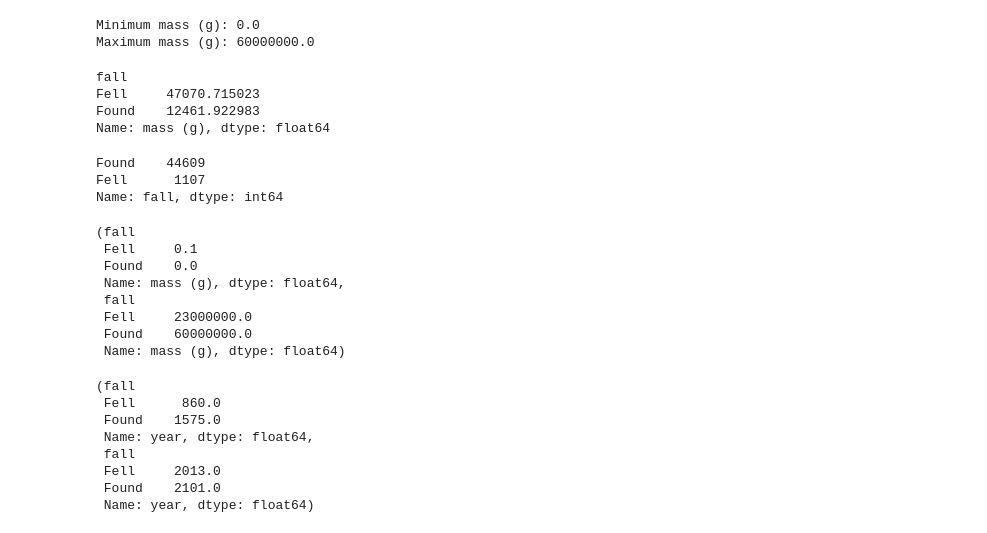
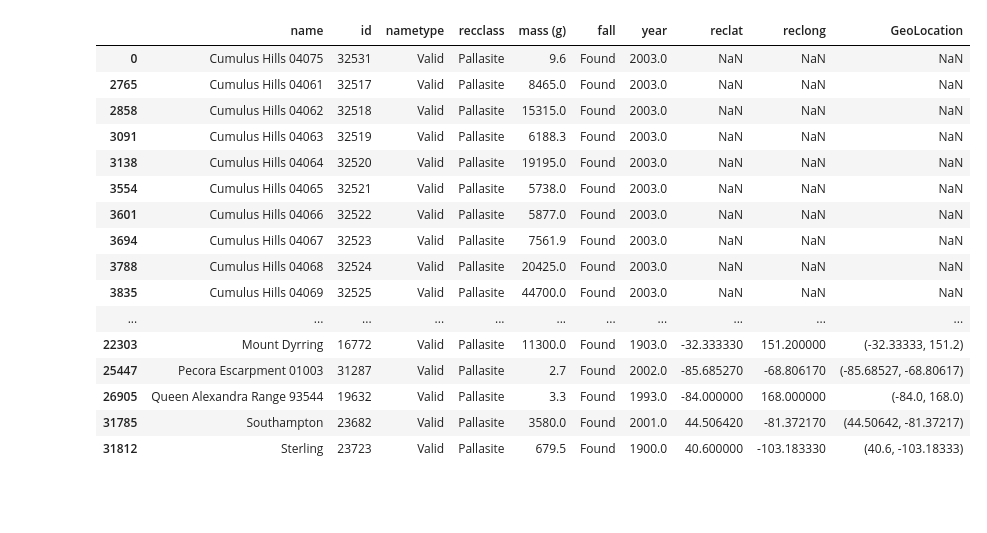
Before and after one commit to Eric-Baldwin/Meteor_Landing_Data, a Jupyter notebook: notebooks/pallasite.ipynb, the cells around one changed output. Cells and saved outputs as stored; diff of their text form; code cells hidden in the pictures; blank space fills up the shorter version.

```diff
--- a/notebooks/pallasite.ipynb
+++ b/notebooks/pallasite.ipynb
@@ -1,4 +1,6 @@
 # %%
 import pandas as pd
-file_path = '/home/eric_baldwin/ddiMain/midterm/Meteor_Landing_Data/data/Meteorite_Landings_20240617.csv'
+import matplotlib.pyplot as plt
+import seaborn as sns
+file_path = '/home/eric_baldwin/ddiMain/midterm/Meteor_Landing_Data/data/Meteorite_Landings_Cleaned.csv'
 df = pd.read_csv(file_path)
@@ -10,50 +7,24 @@ table_shape
-# %%
-min_mass = df['mass (g)'].min()
-max_mass = df['mass (g)'].max()
-print(f"Minimum mass (g): {min_mass}")
-print(f"Maximum mass (g): {max_mass}")
-# %% [output]
-Minimum mass (g): 0.0
-Maximum mass (g): 60000000.0
-# %%
-average_mass = df.groupby('fall')['mass (g)'].mean()
-average_mass
-# %% [output]
-fall
-Fell     47070.715023
-Found    12461.922983
-Name: mass (g), dtype: float64
-# %%
-fall_counts = df['fall'].value_counts()
-fall_counts
-# %% [output]
-Found    44609
-Fell      1107
-Name: fall, dtype: int64
-# %%
-min_mass = df.groupby('fall')['mass (g)'].min()
-max_mass = df.groupby('fall')['mass (g)'].max()
-min_mass, max_mass
-# %% [output]
-(fall
- Fell     0.1
- Found    0.0
- Name: mass (g), dtype: float64,
- fall
- Fell     23000000.0
- Found    60000000.0
- Name: mass (g), dtype: float64)
-# %%
-min_yr = df.groupby('fall')['year'].min()
-max_yr = df.groupby('fall')['year'].max()
-min_yr, max_yr
-# %% [output]
-(fall
- Fell      860.0
- Found    1575.0
- Name: year, dtype: float64,
- fall
- Fell     2013.0
- Found    2101.0
- Name: year, dtype: float64)
+# %%
+df_pallasite = df[(df['recclass'] == 'Pallasite')]
+
+# Display the first few rows to verify the data
+df_pallasite.head(30)
+# %% [output]
+|  | name | id | nametype | recclass | mass (g) | fall | year | reclat | reclong | GeoLocation |
+| 0 | Cumulus Hills 04075 | 32531 | Valid | Pallasite | 9.6 | Found | 2003.0 | NaN | NaN | NaN |
+| 2765 | Cumulus Hills 04061 | 32517 | Valid | Pallasite | 8465.0 | Found | 2003.0 | NaN | NaN | NaN |
+| 2858 | Cumulus Hills 04062 | 32518 | Valid | Pallasite | 15315.0 | Found | 2003.0 | NaN | NaN | NaN |
+| 3091 | Cumulus Hills 04063 | 32519 | Valid | Pallasite | 6188.3 | Found | 2003.0 | NaN | NaN | NaN |
+| 3138 | Cumulus Hills 04064 | 32520 | Valid | Pallasite | 19195.0 | Found | 2003.0 | NaN | NaN | NaN |
+| 3554 | Cumulus Hills 04065 | 32521 | Valid | Pallasite | 5738.0 | Found | 2003.0 | NaN | NaN | NaN |
+| 3601 | Cumulus Hills 04066 | 32522 | Valid | Pallasite | 5877.0 | Found | 2003.0 | NaN | NaN | NaN |
+| 3694 | Cumulus Hills 04067 | 32523 | Valid | Pallasite | 7561.9 | Found | 2003.0 | NaN | NaN | NaN |
+| 3788 | Cumulus Hills 04068 | 32524 | Valid | Pallasite | 20425.0 | Found | 2003.0 | NaN | NaN | NaN |
+| 3835 | Cumulus Hills 04069 | 32525 | Valid | Pallasite | 44700.0 | Found | 2003.0 | NaN | NaN | NaN |
+| ... | ... | ... | ... | ... | ... | ... | ... | ... | ... | ... |
+| 22303 | Mount Dyrring | 16772 | Valid | Pallasite | 11300.0 | Found | 1903.0 | -32.333330 | 151.200000 | (-32.33333, 151.2) |
+| 25447 | Pecora Escarpment 01003 | 31287 | Valid | Pallasite | 2.7 | Found | 2002.0 | -85.685270 | -68.806170 | (-85.68527, -68.80617) |
+| 26905 | Queen Alexandra Range 93544 | 19632 | Valid | Pallasite | 3.3 | Found | 1993.0 | -84.000000 | 168.000000 | (-84.0, 168.0) |
+| 31785 | Southampton | 23682 | Valid | Pallasite | 3580.0 | Found | 2001.0 | 44.506420 | -81.372170 | (44.50642, -81.37217) |
+| 31812 | Sterling | 23723 | Valid | Pallasite | 679.5 | Found | 1900.0 | 40.600000 | -103.183330 | (40.6, -103.18333) |
 # %%
```
Also changed, not shown: parts of 7 cells of this notebook.
